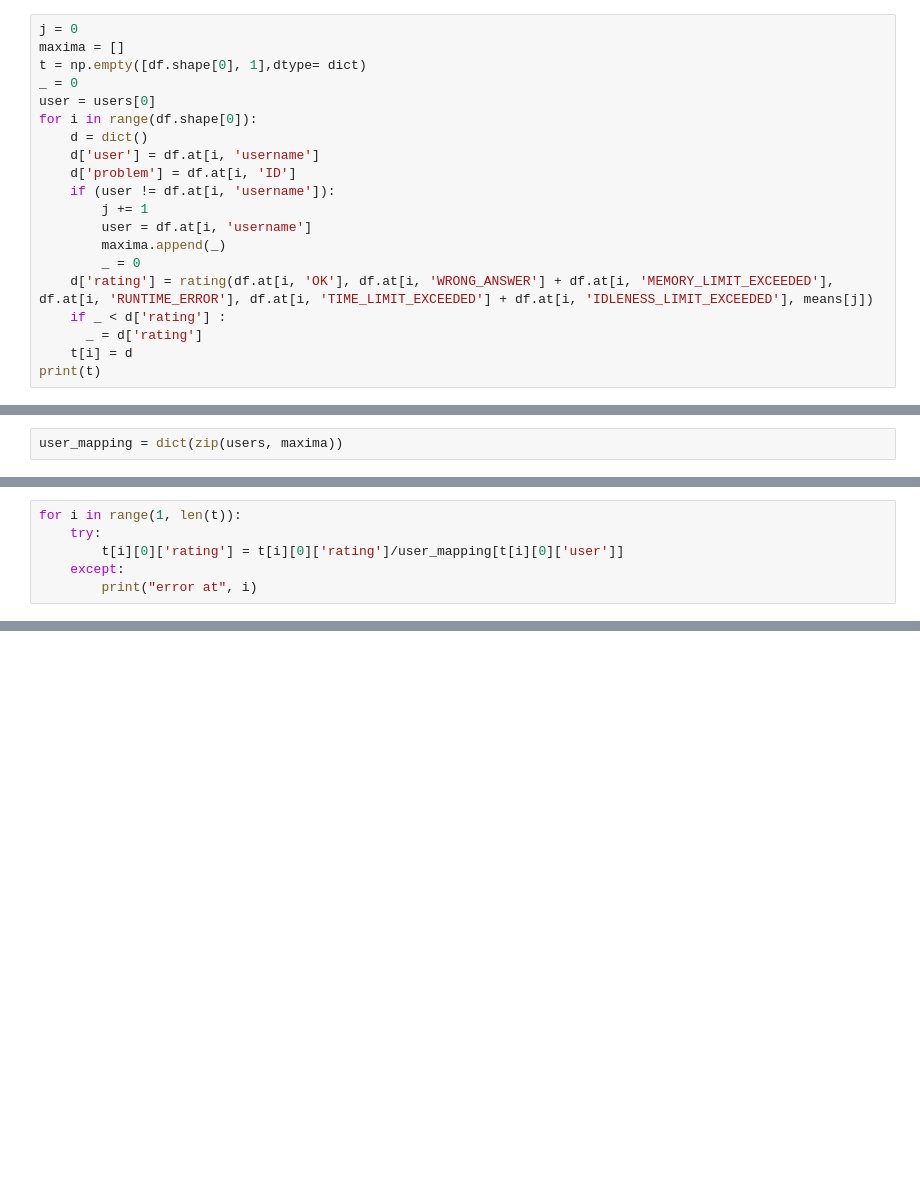
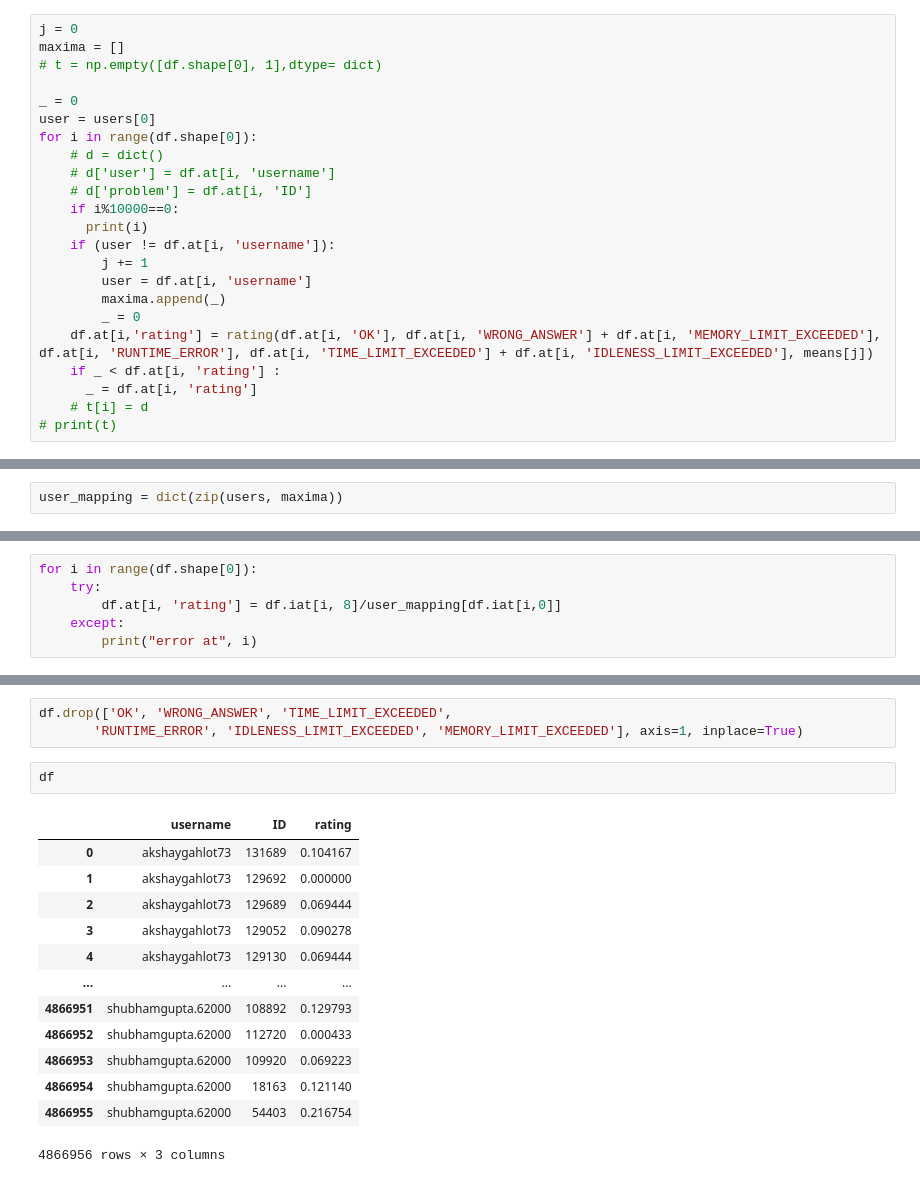
Before and after one commit to harshjohar/coderecs, a Jupyter notebook: model/data_preprocessing.ipynb, the cells around one changed output, grey strips where cells are left out. Drawn from its saved outputs; the diff is of its cells as text; blank space fills up the shorter version.

```diff
--- a/model/data_preprocessing.ipynb
+++ b/model/data_preprocessing.ipynb
@@ -106,21 +105,24 @@ df.shape
 # %%
 j = 0
 maxima = []
-t = np.empty([df.shape[0], 1],dtype= dict)
+# t = np.empty([df.shape[0], 1],dtype= dict)
+
 _ = 0
 user = users[0]
 for i in range(df.shape[0]):
-    d = dict()
-    d['user'] = df.at[i, 'username']
-    d['problem'] = df.at[i, 'ID']
+    # d = dict()
+    # d['user'] = df.at[i, 'username']
+    # d['problem'] = df.at[i, 'ID']
+    if i%10000==0:
+      print(i)
     if (user != df.at[i, 'username']):
         j += 1
         user = df.at[i, 'username']
         maxima.append(_)
         _ = 0
-    d['rating'] = rating(df.at[i, 'OK'], df.at[i, 'WRONG_ANSWER'] + df.at[i, 'MEMORY_LIMIT_EXCEEDED'], df.at[i, 'RUNTIME_ERROR'], df.at[i, 'TIME_LIMIT_EXCEEDED'] + df.at[i, 'IDLENESS_LIMIT_EXCEEDED'], means[j])
-    if _ < d['rating'] :
-      _ = d['rating']
-    t[i] = d
-print(t)
+    df.at[i,'rating'] = rating(df.at[i, 'OK'], df.at[i, 'WRONG_ANSWER'] + df.at[i, 'MEMORY_LIMIT_EXCEEDED'], df.at[i, 'RUNTIME_ERROR'], df.at[i, 'TIME_LIMIT_EXCEEDED'] + df.at[i, 'IDLENESS_LIMIT_EXCEEDED'], means[j])
+    if _ < df.at[i, 'rating'] :
+      _ = df.at[i, 'rating']
+    # t[i] = d
+# print(t)
 # %% [output]
@@ -160,6 +193,6 @@ user_mapping = dict(zip(users, maxima))
 # %%
-for i in range(1, len(t)):
+for i in range(df.shape[0]):
     try:
-        t[i][0]['rating'] = t[i][0]['rating']/user_mapping[t[i][0]['user']]
+        df.at[i, 'rating'] = df.iat[i, 8]/user_mapping[df.iat[i,0]]
     except:
         print("error at", i)
@@ -182,0 +206,19 @@ Name: 0, Length: 4866956, dtype: object
+# %%
+df.drop(['OK', 'WRONG_ANSWER', 'TIME_LIMIT_EXCEEDED',
+       'RUNTIME_ERROR', 'IDLENESS_LIMIT_EXCEEDED', 'MEMORY_LIMIT_EXCEEDED'], axis=1, inplace=True)
+# %%
+df
+# %% [output]
+|  | username | ID | rating |
+| 0 | akshaygahlot73 | 131689 | 0.104167 |
+| 1 | akshaygahlot73 | 129692 | 0.000000 |
+| 2 | akshaygahlot73 | 129689 | 0.069444 |
+| 3 | akshaygahlot73 | 129052 | 0.090278 |
+| 4 | akshaygahlot73 | 129130 | 0.069444 |
+| ... | ... | ... | ... |
+| 4866951 | shubhamgupta.62000 | 108892 | 0.129793 |
+| 4866952 | shubhamgupta.62000 | 112720 | 0.000433 |
+| 4866953 | shubhamgupta.62000 | 109920 | 0.069223 |
+| 4866954 | shubhamgupta.62000 | 18163 | 0.121140 |
+| 4866955 | shubhamgupta.62000 | 54403 | 0.216754 |
+4866956 rows × 3 columns
```
Also changed, not shown: parts of 13 cells of this notebook, 1 other file.
